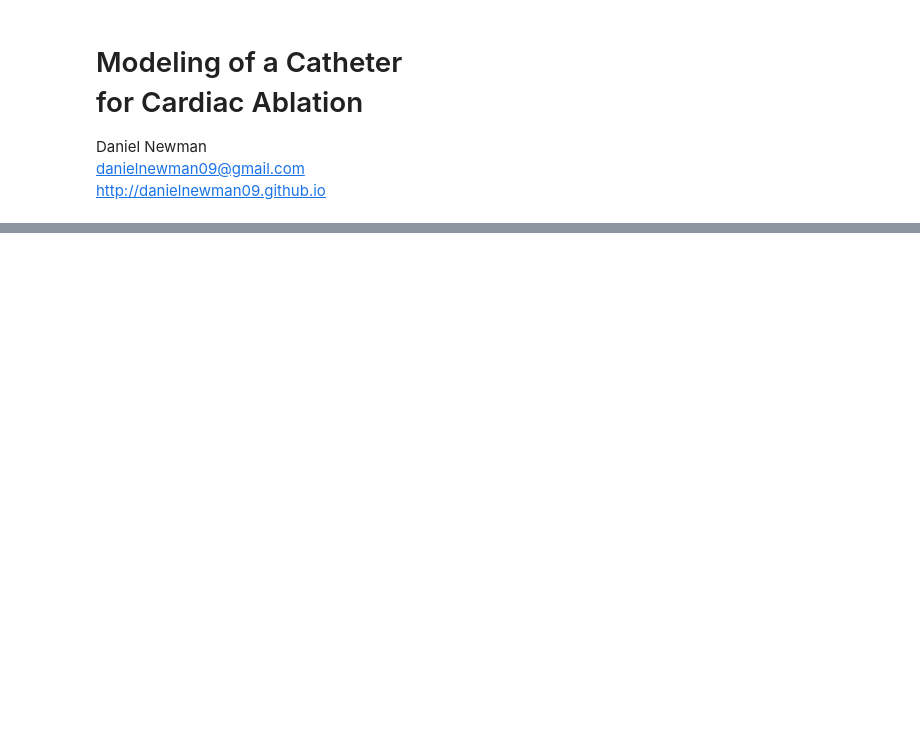
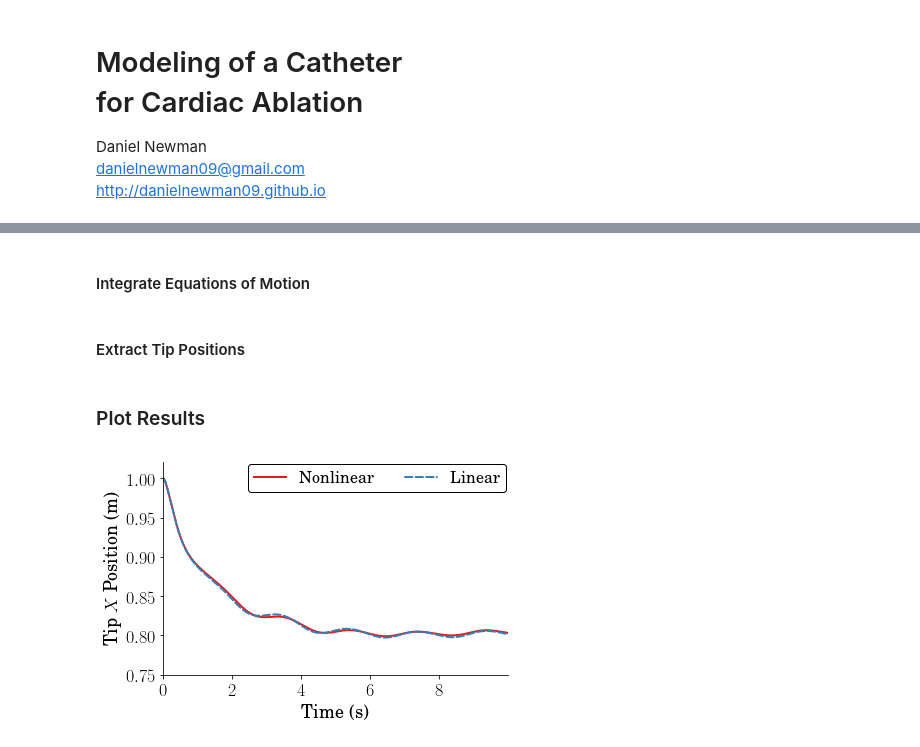
Before and after one commit to danielnewman09/VaTech-ML-SysID, a Jupyter notebook: code/notebooks/Create-Model.ipynb, the cells around one changed output, grey strips where cells are left out. Saved outputs shown, nothing was run; the diff lists cells and outputs as text; code cells hidden in the pictures; blank space fills up the shorter version.

```diff
--- a/code/notebooks/Create-Model.ipynb
+++ b/code/notebooks/Create-Model.ipynb
@@ -158,0 +615,2 @@ HTML("<div id='textid'>" + pystartlife + "</div>")
+# %%
+A,B = linearize_system(n,kane)
@@ -158,0 +751,47 @@ HTML("<div id='textid'>" + pystartlife + "</div>")
+# %%
+# Initial positions and velocities
+theta0_z = 0.
+theta0dot_z = 0.
+X0 = np.array([theta0_z,theta0dot_z])
+
+# Maximum allowable actuator effort
+force_max = 1
+
+# Time information
+dt = 0.01
+tmax = 10.
+time = np.arange(0,tmax,dt)
+
+# Desired y-coordinate of the tip
+y_desired = 0.5
+
+# Control parameters
+kp = 10.
+kd = 5.
+use_control = True
+
+args = [force_max, time, X0, y_desired, lengths]
+control_args = [kp,kd,use_control]
+# %% [markdown]
+<h4 id="Integrate-Equations-of-Motion">Integrate Equations of Motion</h4>
+# %%
+nonlin_response = nonlinear_response(n,args,funcs,control_args)
+lin_response = linear_response(n,A,B,args,control_args)
+# %% [markdown]
+<h4 id="Extract-Tip-Position">Extract Tip Positions</h4>
+# %%
+x_nonlin,y_nonlin = get_xy_coords(n,nonlin_response,lengths)
+x_linear,y_linear = get_xy_coords(n,lin_response,lengths)
+# %% [markdown]
+<h3 id="Plot-Results">Plot Results</h3>
+# %%
+plot.generate_plot(time,
+              np.vstack((x_nonlin[:,-1],x_linear[:,-1])),
+              ['Nonlinear','Linear'],
+              'Time (s)',
+              r'Tip $X$ Position (m)',
+              filename='x_Tip',
+              folder='Simulations/',
+              num_col=2,legend_loc='best',ymax=0.1,ymin=0.01,showplot=True)
+# %% [output]
+[figure, added]
```
Also changed, not shown: parts of 36 cells of this notebook, 19 other files.
